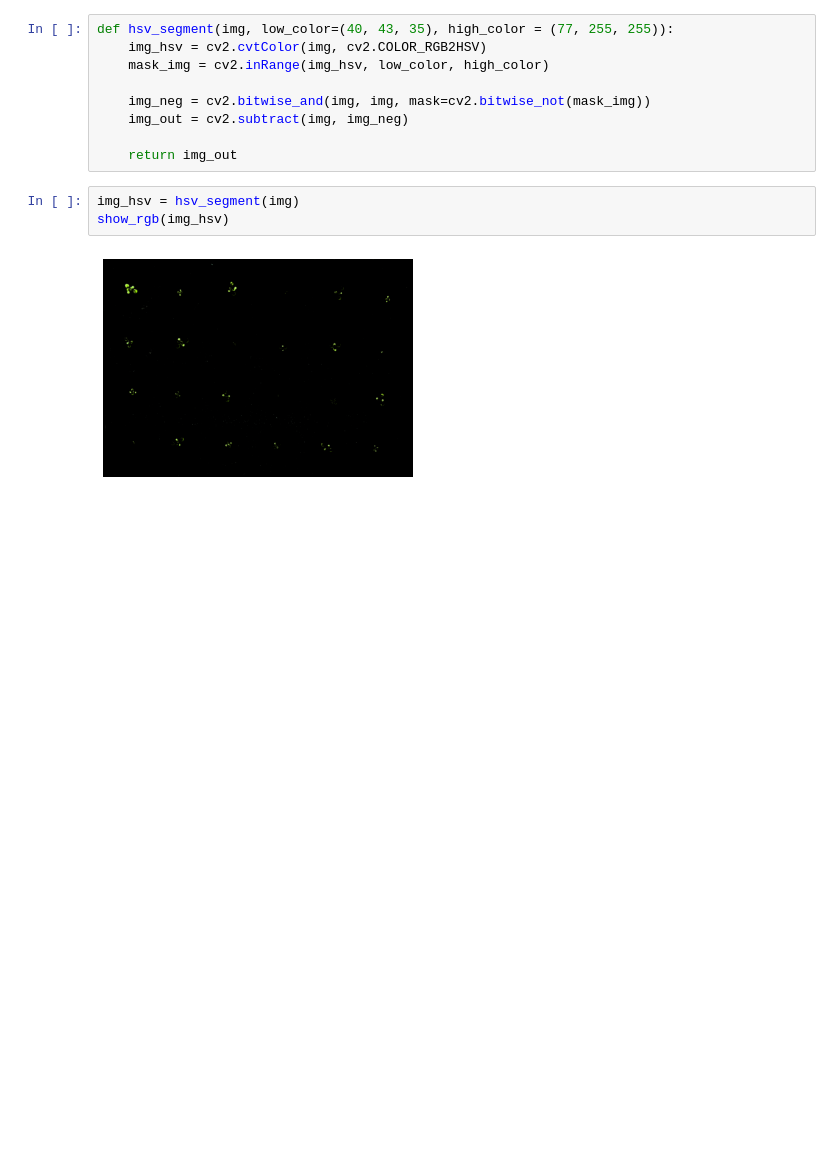
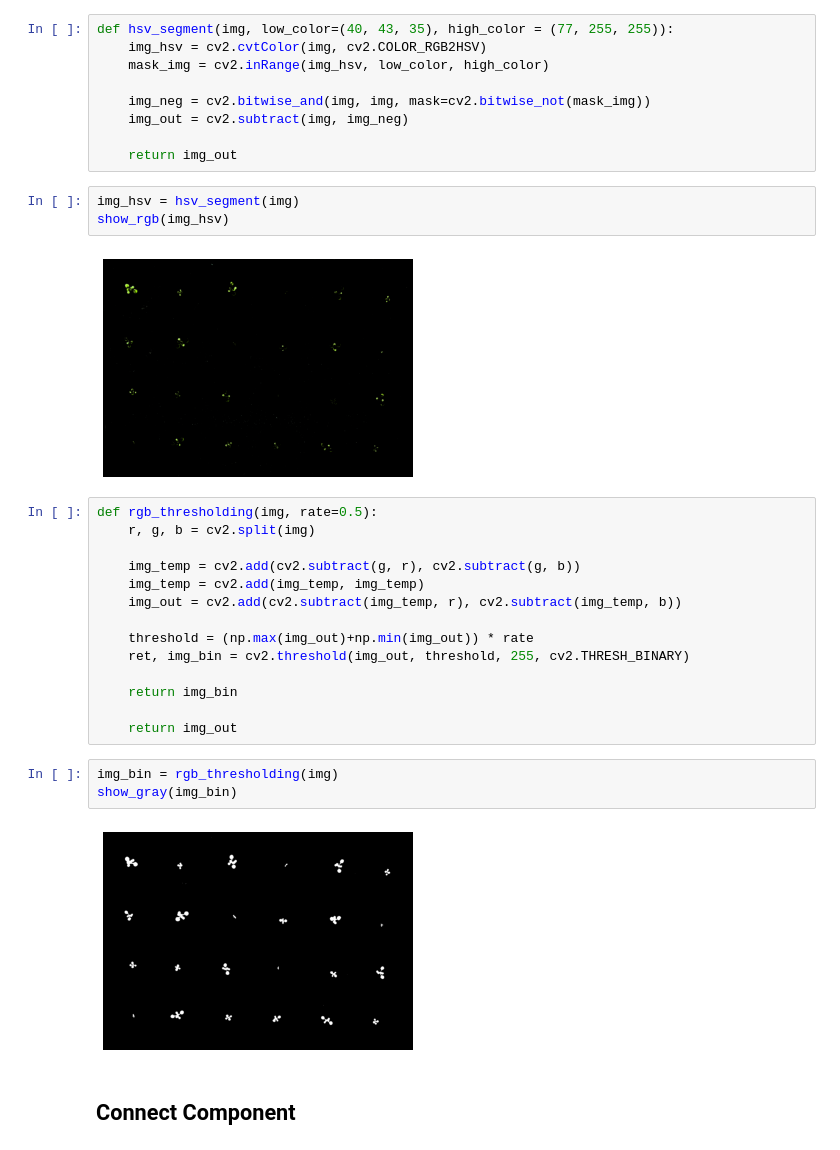
Before and after one commit to HenryLiangzy/COMP9517_Group, a Jupyter notebook: henry_individual_segment.ipynb, the cells around one changed output. Saved outputs shown, nothing was run; the diff lists cells and outputs as text; blank space fills up the shorter version.

Commit message:
Upate connect component algorithm

```diff
--- a/henry_individual_segment.ipynb
+++ b/henry_individual_segment.ipynb
@@ -92,3 +92,24 @@ img_hsv = hsv_segment(img)
 show_rgb(img_hsv)
 # %% [output]
 [figure]
+# %%
+def rgb_thresholding(img, rate=0.5):
+    r, g, b = cv2.split(img)
+
+    img_temp = cv2.add(cv2.subtract(g, r), cv2.subtract(g, b))
+    img_temp = cv2.add(img_temp, img_temp)
+    img_out = cv2.add(cv2.subtract(img_temp, r), cv2.subtract(img_temp, b))
+
+    threshold = (np.max(img_out)+np.min(img_out)) * rate
+    ret, img_bin = cv2.threshold(img_out, threshold, 255, cv2.THRESH_BINARY)
+
+    return img_bin
+
+    return img_out
+# %%
+img_bin = rgb_thresholding(img)
+show_gray(img_bin)
+# %% [output]
+[figure, added]
+# %% [markdown]
+## Connect Component
```
Also changed, not shown: parts of 2 cells of this notebook.
